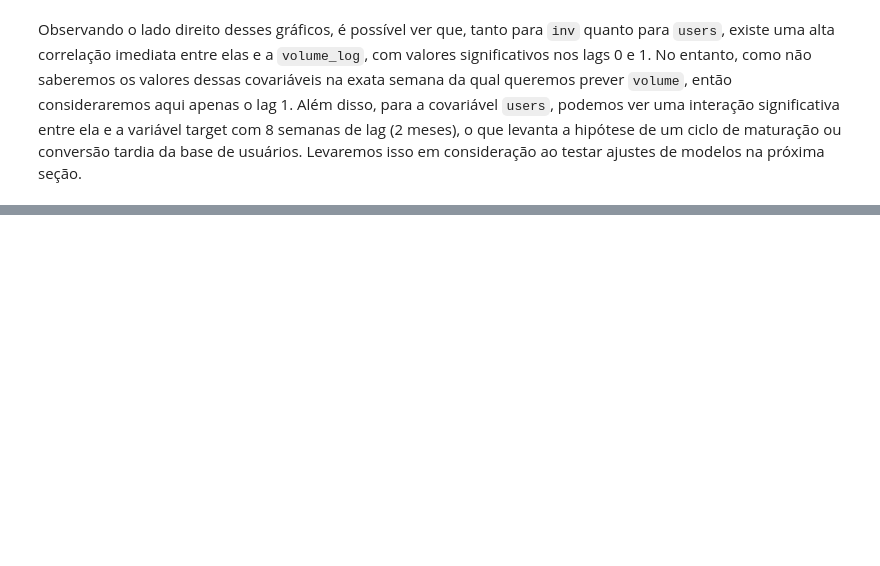
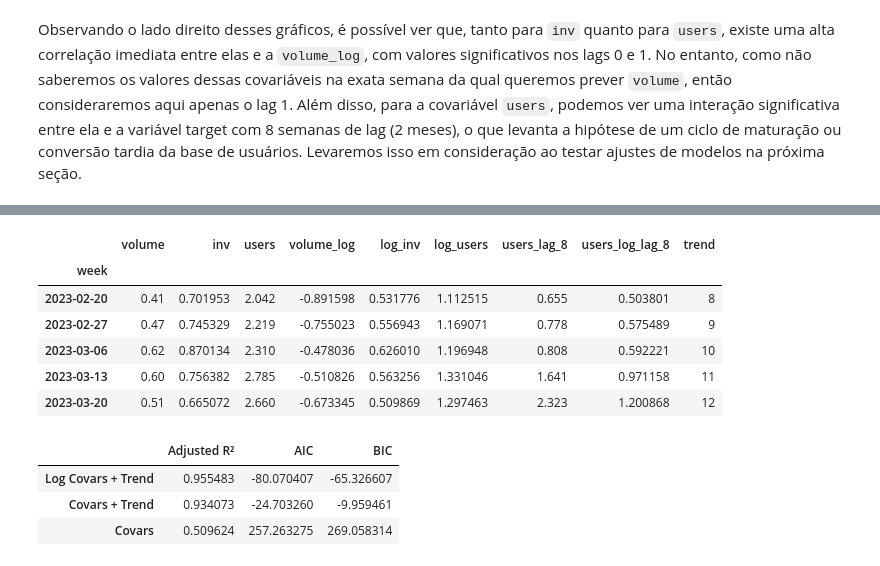
Before and after one commit to kauanmaf/Time-Series-A2, a Jupyter notebook: relatorio.ipynb, the cells around one changed output, grey strips where cells are left out. Drawn from its saved outputs; the diff is of its cells as text; code cells hidden in the pictures; blank space fills up the shorter version.

```diff
--- a/relatorio.ipynb
+++ b/relatorio.ipynb
@@ -355,0 +369,63 @@ Observando o lado direito desses gráficos, é possível ver que, tanto para `in
+# %%
+# Criando as colunas derivadas
+data["inv"] = data["inv"].shift(1)
+data["users"] = data["users"].shift(1)
+data["log_inv"] = np.log1p(data["inv"])
+data["log_users"] = np.log1p(data["users"])
+data["users_lag_8"] = data["users"].shift(7)
+data["users_log_lag_8"] = np.log1p(data["users_lag_8"])
+data["trend"] = np.arange(len(data))
+
+data.dropna(inplace=True)
+
+# Separando as covariáveis
+X = data.drop('volume', axis=1)
+y = data['volume']
+
+# Aplicando o log na target
+y_log = np.log1p(y)
+
+data.head()
+# %% [output]
+|  | volume | inv | users | volume_log | log_inv | log_users | users_lag_8 | users_log_lag_8 | trend |
+| week |  |  |  |  |  |  |  |  |  |
+| 2023-02-20 | 0.41 | 0.701953 | 2.042 | -0.891598 | 0.531776 | 1.112515 | 0.655 | 0.503801 | 8 |
+| 2023-02-27 | 0.47 | 0.745329 | 2.219 | -0.755023 | 0.556943 | 1.169071 | 0.778 | 0.575489 | 9 |
+| 2023-03-06 | 0.62 | 0.870134 | 2.310 | -0.478036 | 0.626010 | 1.196948 | 0.808 | 0.592221 | 10 |
+| 2023-03-13 | 0.60 | 0.756382 | 2.785 | -0.510826 | 0.563256 | 1.331046 | 1.641 | 0.971158 | 11 |
+| 2023-03-20 | 0.51 | 0.665072 | 2.660 | -0.673345 | 0.509869 | 1.297463 | 2.323 | 1.200868 | 12 |
+# %%
+log_models = {}
+
+predictions = {}
+models = {}
+
+models_cols = {
+    "Covars": ["inv", "users", "users_lag_8"],
+    "Covars + Trend": ["trend", "inv", "users", "users_lag_8"],
+    "Log Covars + Trend": ["trend", "log_inv", "log_users", "users_log_lag_8"],
+}
+
+results = {}
+
+for model_name, cols in models_cols.items():
+    X_model = sm.add_constant(X[cols])
+
+    model = sm.OLS(y_log, X_model).fit()
+    log_models[model_name] = model
+
+    metrics = {}
+
+    metrics["Adjusted R²"] = log_models[model_name].rsquared_adj
+    metrics["AIC"] = log_models[model_name].aic
+    metrics["BIC"] = log_models[model_name].bic
+
+    results[model_name] = metrics
+
+results_df = pd.DataFrame(results).T
+display(results_df.sort_values(by="Adjusted R²", ascending=False))
+# %% [output]
+|  | Adjusted R² | AIC | BIC |
+| Log Covars + Trend | 0.955483 | -80.070407 | -65.326607 |
+| Covars + Trend | 0.934073 | -24.703260 | -9.959461 |
+| Covars | 0.509624 | 257.263275 | 269.058314 |
```
Also changed, not shown: parts of 8 cells of this notebook.
